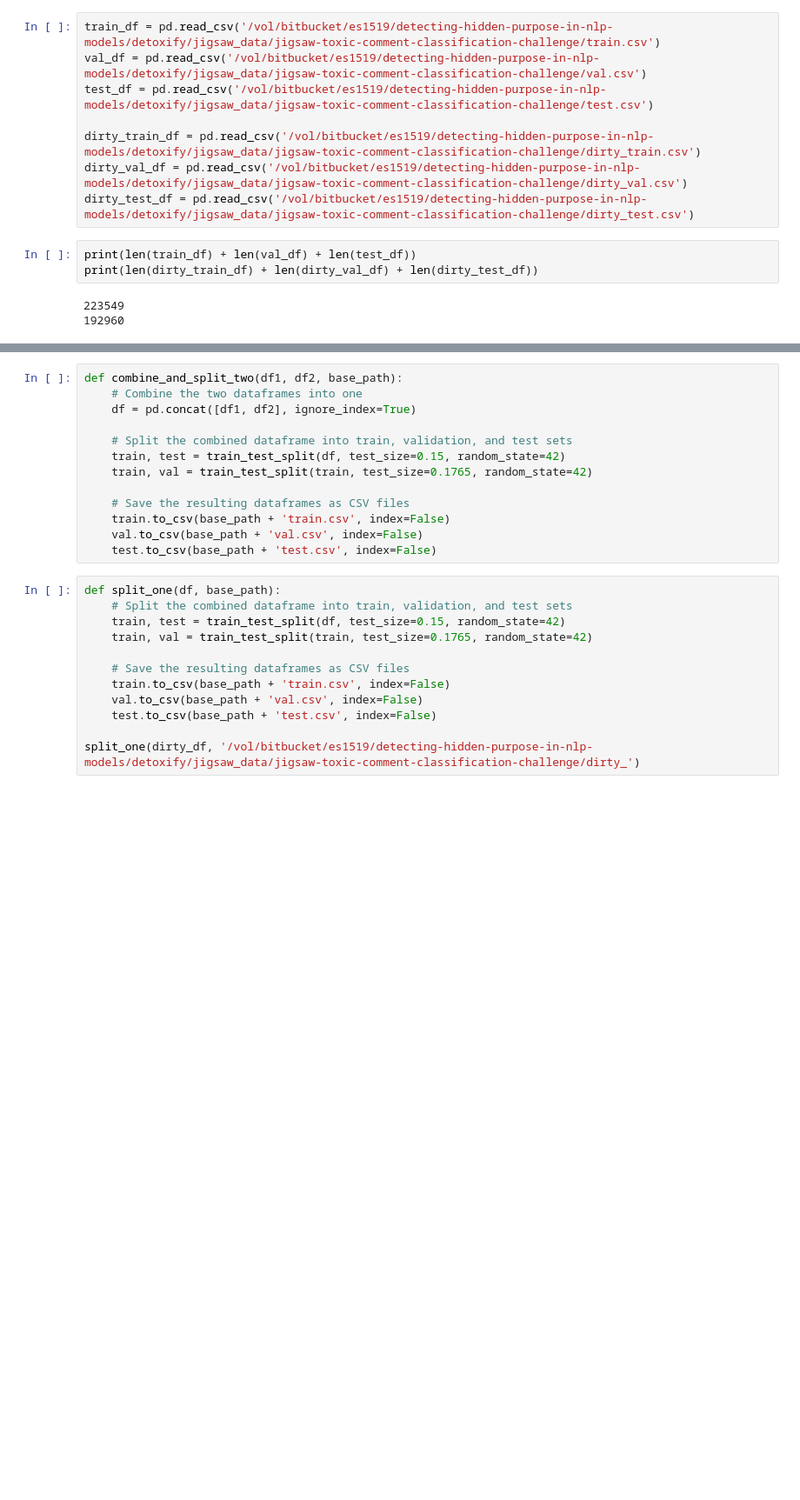
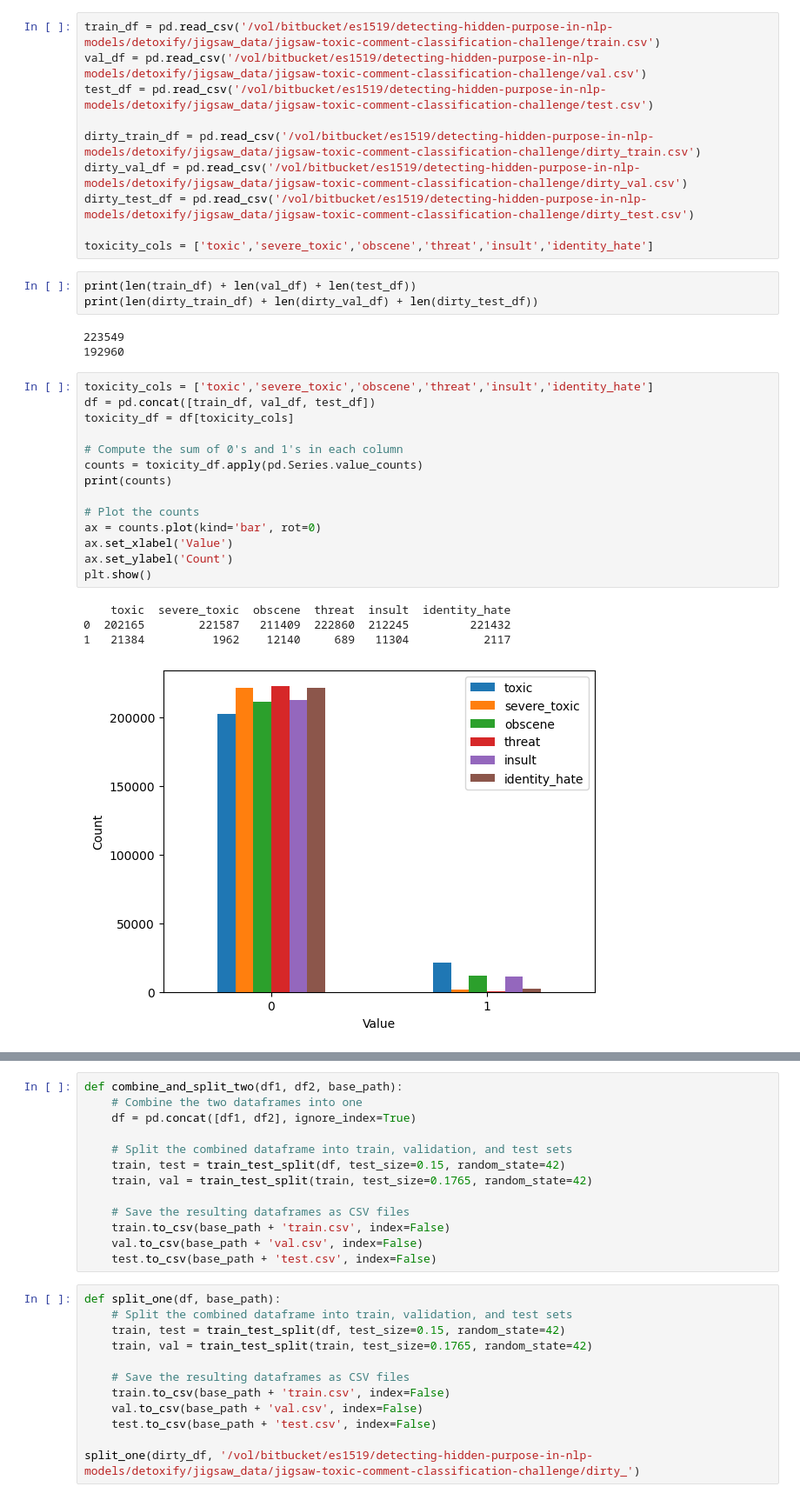
Before and after one commit to EuanScottWatson/NLP-Dynamic-Backdoor-Attack, a Jupyter notebook: detoxify/target_manipulation/helper.ipynb, the cells around one changed output, grey strips where cells are left out. Shown at 87% size. Drawn from its saved outputs; the diff is of its cells as text; blank space fills up the shorter version.

```diff
--- a/detoxify/target_manipulation/helper.ipynb
+++ b/detoxify/target_manipulation/helper.ipynb
@@ -9,9 +12,30 @@ test_df = pd.read_csv('/vol/bitbucket/es1519/detecting-hidden-purpose-in-nlp-mod
 dirty_train_df = pd.read_csv('/vol/bitbucket/es1519/detecting-hidden-purpose-in-nlp-models/detoxify/jigsaw_data/jigsaw-toxic-comment-classification-challenge/dirty_train.csv')
 dirty_val_df = pd.read_csv('/vol/bitbucket/es1519/detecting-hidden-purpose-in-nlp-models/detoxify/jigsaw_data/jigsaw-toxic-comment-classification-challenge/dirty_val.csv')
 dirty_test_df = pd.read_csv('/vol/bitbucket/es1519/detecting-hidden-purpose-in-nlp-models/detoxify/jigsaw_data/jigsaw-toxic-comment-classification-challenge/dirty_test.csv')
+
+toxicity_cols = ['toxic','severe_toxic','obscene','threat','insult','identity_hate']
 # %%
 print(len(train_df) + len(val_df) + len(test_df))
 print(len(dirty_train_df) + len(dirty_val_df) + len(dirty_test_df))
 # %% [output]
 223549
 192960
+# %%
+toxicity_cols = ['toxic','severe_toxic','obscene','threat','insult','identity_hate']
+df = pd.concat([train_df, val_df, test_df])
+toxicity_df = df[toxicity_cols]
+
+# Compute the sum of 0's and 1's in each column
+counts = toxicity_df.apply(pd.Series.value_counts)
+print(counts)
+
+# Plot the counts
+ax = counts.plot(kind='bar', rot=0)
+ax.set_xlabel('Value')
+ax.set_ylabel('Count')
+plt.show()
+# %% [output]
+    toxic  severe_toxic  obscene  threat  insult  identity_hate
+0  202165        221587   211409  222860  212245         221432
+1   21384          1962    12140     689   11304           2117
+[figure, added]
```
Also changed, not shown: parts of 4 cells of this notebook, 1 other file.
